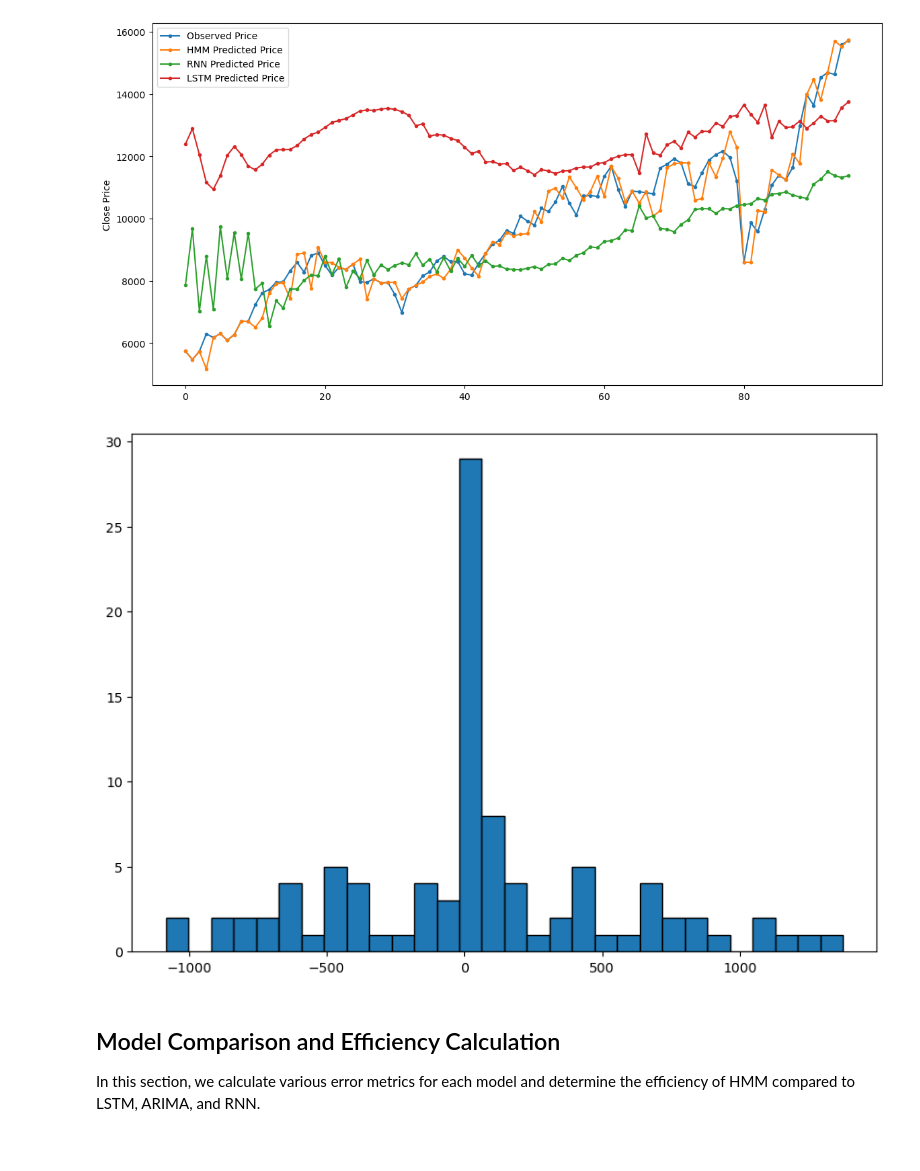
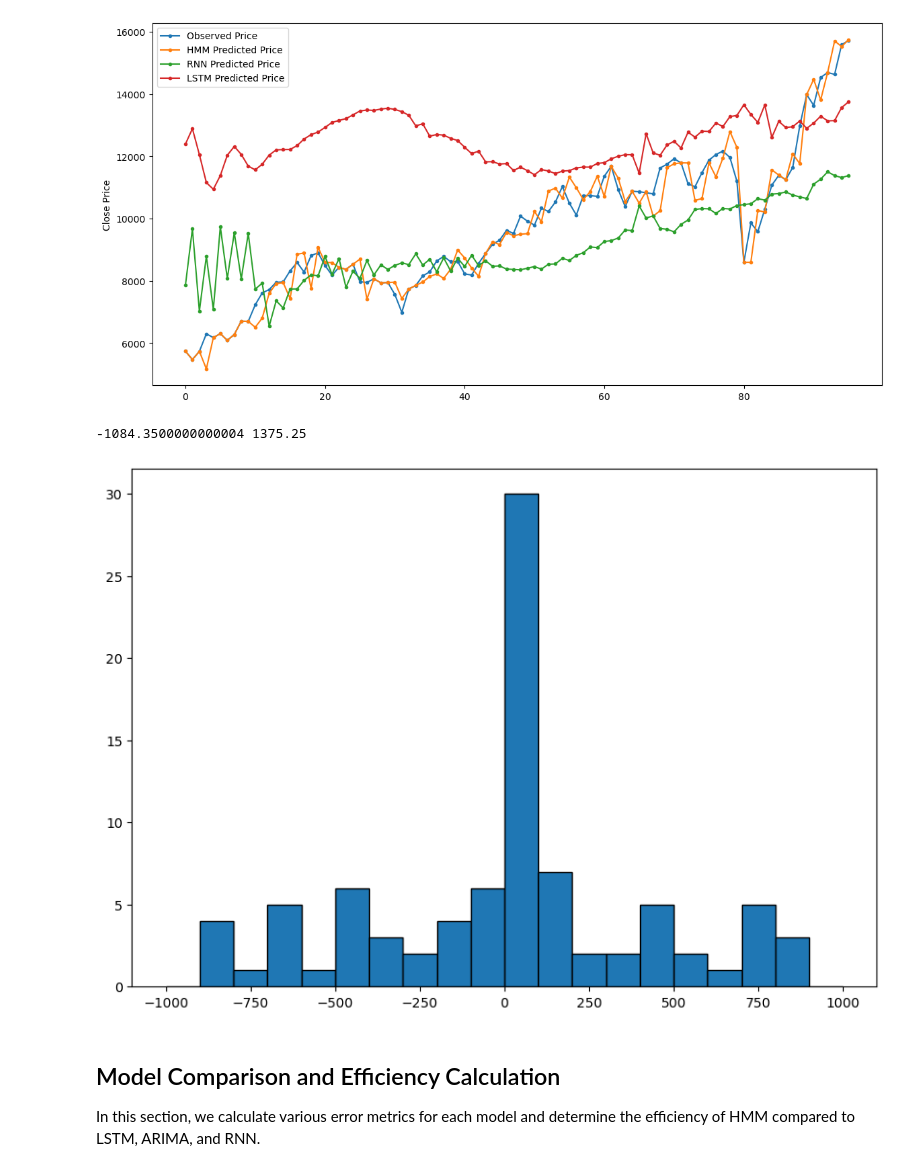
Before and after one commit to anderswol/AppStat2, a Jupyter notebook: Hidden-Makov-Model-main/Stock_Price_Prediction_Models_Comparison.ipynb, the cells around one changed output. Cells and saved outputs as stored; diff of their text form; code cells hidden in the pictures.

```diff
--- a/Hidden-Makov-Model-main/Stock_Price_Prediction_Models_Comparison.ipynb
+++ b/Hidden-Makov-Model-main/Stock_Price_Prediction_Models_Comparison.ipynb
@@ -400,13 +400,17 @@ plt.show()
 # %%
 fig, ax = plt.subplots(figsize=(10, 7))
 close = np.array(close)
-np.min(close)
+
 hmm_price = np.array(hmm_price)
 resids = close - hmm_price
+print(np.min(resids), np.max(resids))
+xmin = -1000
+xmax = 1000
 # ax.plot(resids, '.', label='Residuals (Observed - HMM Predicted)')
-ax.hist(resids, bins=30, edgecolor='black');
+ax.hist(resids, bins=20, range=(xmin, xmax), edgecolor='black');
 # %% [output]
+-1084.3500000000004 1375.25
-[figure, old version]
+[figure, new version]
 # %% [markdown]
 ## Model Comparison and Efficiency Calculation
 
```
Also changed, not shown: 1 other file.
